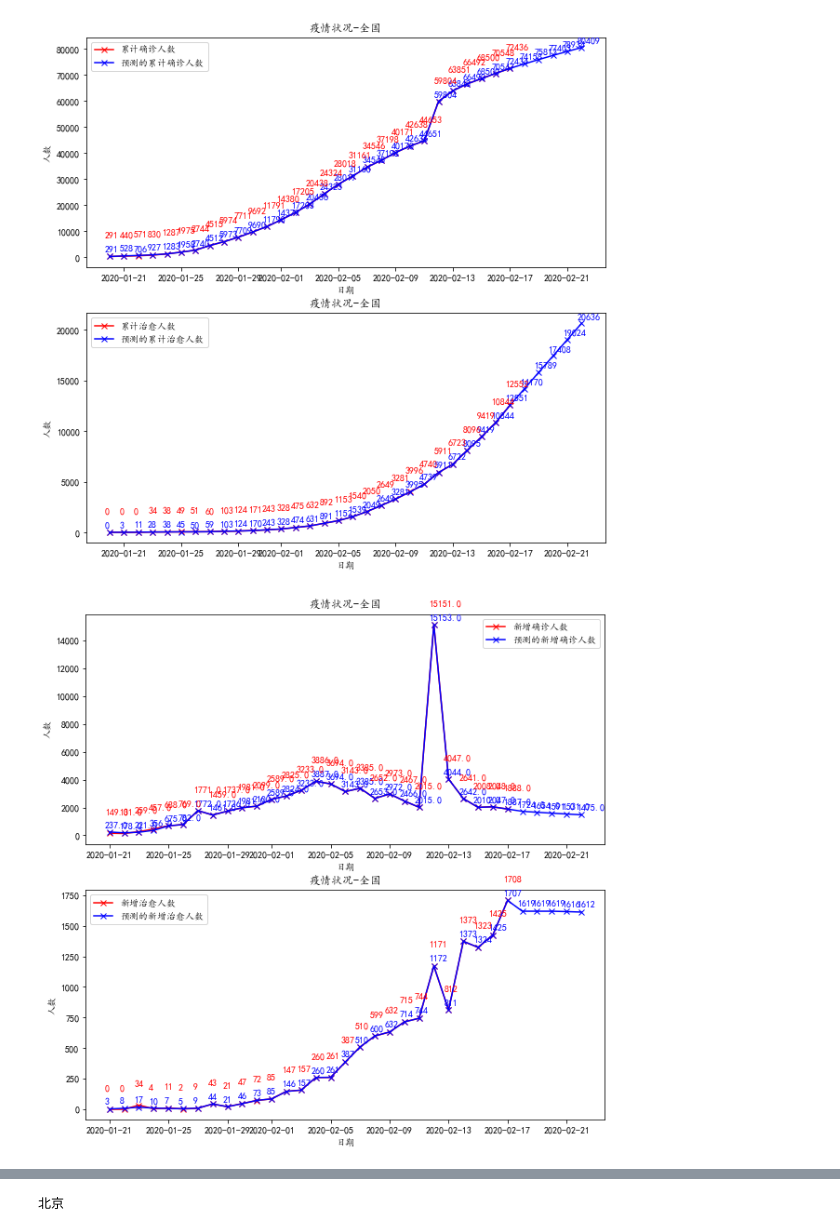
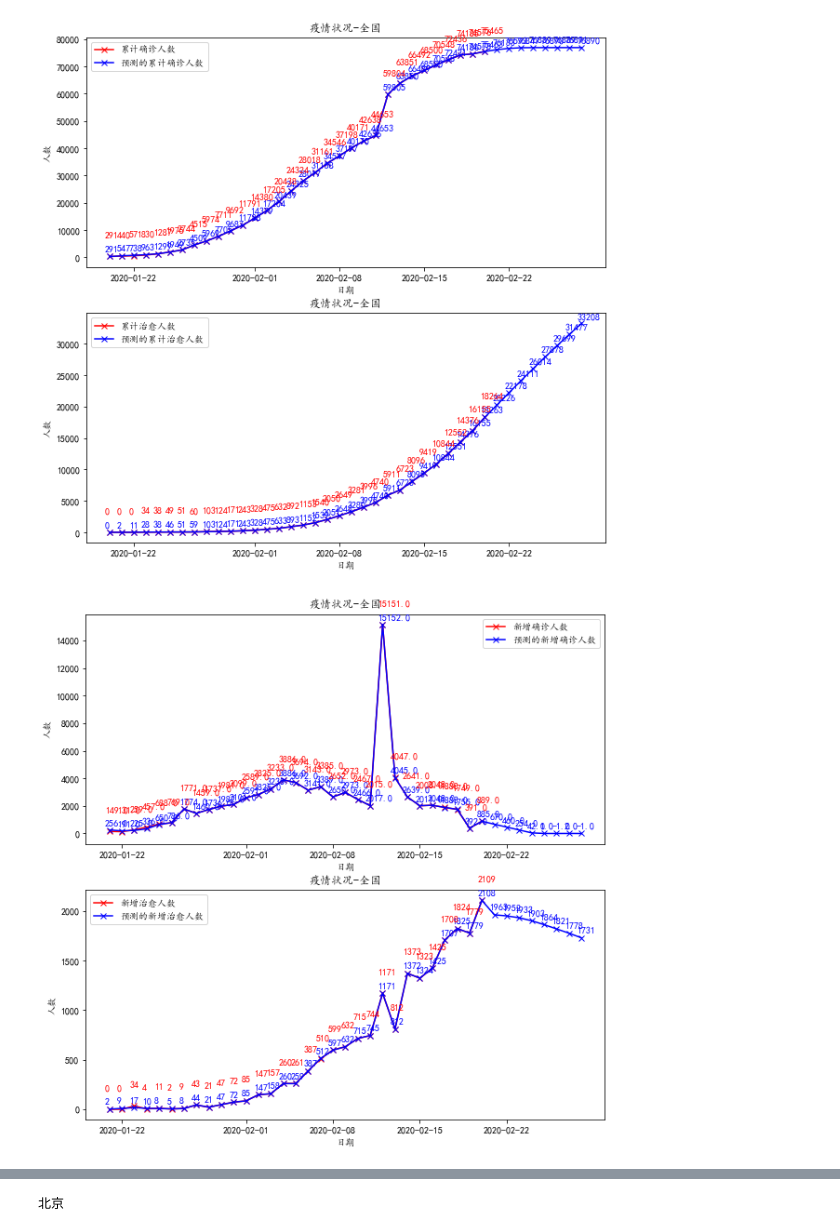
Before and after one commit to Cookiefan/2019n-cov, a Jupyter notebook: model_arima0215.ipynb, the cells around one changed output, grey strips where cells are left out. Drawn from its saved outputs; the diff is of its cells as text; code cells hidden in the pictures.

```diff
--- a/model_arima0215.ipynb
+++ b/model_arima0215.ipynb
@@ -545,7 +569,8 @@ def train(data, model_city_date_path, lr_init=0.01, N=1e7, I_init=1e-6, R_init=1
     save_param(model,model_city_date_path)
     return S, I, E, R, D, loss_list
 
-def load_model_predict(model_city_date_path, data, param_pred=True, city_name='深圳',c='confirmed', features=['I','cured','dead'], pred_date_len=5):
+
+def load_model_predict(model_city_date_path, data, param_pred=True,city_name='深圳',c='confirmed', return_new_C_R=False, features=['I','cured','dead'], pred_date_len=5):
     I_name,recover_name,dead_name = features
     model_pt = os.path.join(model_city_date_path,'model.pt')
     model = torch.load(model_pt)
@@ -574,7 +599,8 @@ def load_model_predict(model_city_date_path, data, param_pred=True, city_name='
         # if city_name=='深圳':
         #     theta=get_recent_curve(theta)
         # print(len(theta))
-        param = model.param_pred(beta,gamma_2,theta,alpha)
+        param = model.param_pred(beta,gamma_2,theta,alpha,pred_date_len)
+        param['beta']=model.exp_param_pred(beta[-1],pred_date_len)
 
         print(param)
         S_pred_tensor, I_pred_tensor, E_pred_tensor, R_pred_tensor, D_pred_tensor = model.pred(param=param, pred_date_len = pred_date_len)
@@ -608,7 +634,8 @@ def load_model_predict(model_city_date_path, data, param_pred=True, city_name='
     plot_daily_new(data, new_confirm, new_confirm_pred_total,new_cured_orgin,new_cured_pred,city=city_name, pred_date_len=pred_date_len)
     print('新增治愈：',new_cured_pred)
     print('新增确诊：',new_confirm_pred_total)
-
+    if  return_new_C_R:
+        return model,new_confirm_pred_total,new_cured_pred
 #     print("!!!!!!\nN:\n",S_pred_total+E_pred_total+I_pred_total+R_pred_total+D_pred_total)
     return model
 
@@ -656,7 +683,7 @@ def train_with_city_data(data, N, date, cityname='深圳', lr_init=0.01, max_epo
 citys=['湖北','武汉','深圳','全国']
 N_inits=[59170000.,2870000.,13026600.]
 
-time='0217'
+time='0220'
 # yesterday='02-13'
 paths=['./ncov/data/hubei_截至'+time+'_24时.csv','./ncov/data/wuhan_截至'+time+'_24时.csv','./ncov/data/shenzhen_截至'+time+'_24时.csv','./ncov/data/nation_截至'+time+'_24时.csv']
 # param_paths_yes=['models/'+'hubei/'+yesterday,'models/'+'wuhan/'+yesterday,'models/'+'shenzhen/'+yesterday,'models/'+'china/'+yesterday]
@@ -670,7 +697,7 @@ i=3
 data=read_data(paths[i])
 city_name=citys[i]
 # param_path='models/'+'china/02-12'
-datetime='02-17'
+datetime='02-21'
 # param_path='models/shenzhen/02-17'
 param_path=''
 N=0
@@ -678,7 +705,7 @@ if i == 3:
     N = (max(data['E']) + max(data['I']) + max(data['cured']) + max(data['dead'])) * 100.
 else :
     N = N_inits[i]
-model_city_date_path = train_with_city_data(data,N,datetime,city_name,max_epoches=3000,is_train=True,load_param_save=True,lr_init=0.000001,param_path=param_path)
+model_city_date_path = train_with_city_data(data,N,datetime,city_name,max_epoches=3,is_train=True,load_param_save=True,lr_init=0.00001,param_path=param_path)
 # model_city_date_path = train_with_city_data(data,N,datetime,city_name)
 # load_model_predict(model_city_date_path, data, param_pred=True, city_name=city_name)
 # %% [output]
@@ -703,5 +725,5 @@ Loss_min: tensor(50.3016, grad_fn=<DivBackward0>)
 # %%
-model = load_model_predict(model_city_date_path, data, param_pred=True, city_name=city_name,pred_date_len=5)
+model = load_model_predict(model_city_date_path, data, param_pred=True, city_name=city_name,pred_date_len=8)
 # plot_param(model,city_name,data,xlen=15)
 # model_city_date_path 1618
 # %% [output]
@@ -712,2 +734,2 @@ data: [0.469721648746735, 0.5359526118535183, 0.593279300415289, 0.6933344429992
-[figure, old version]
+[figure, new version]
-[figure, old version]
+[figure, new version]
```
Also changed, not shown: parts of 8 cells of this notebook, 23 other files.
